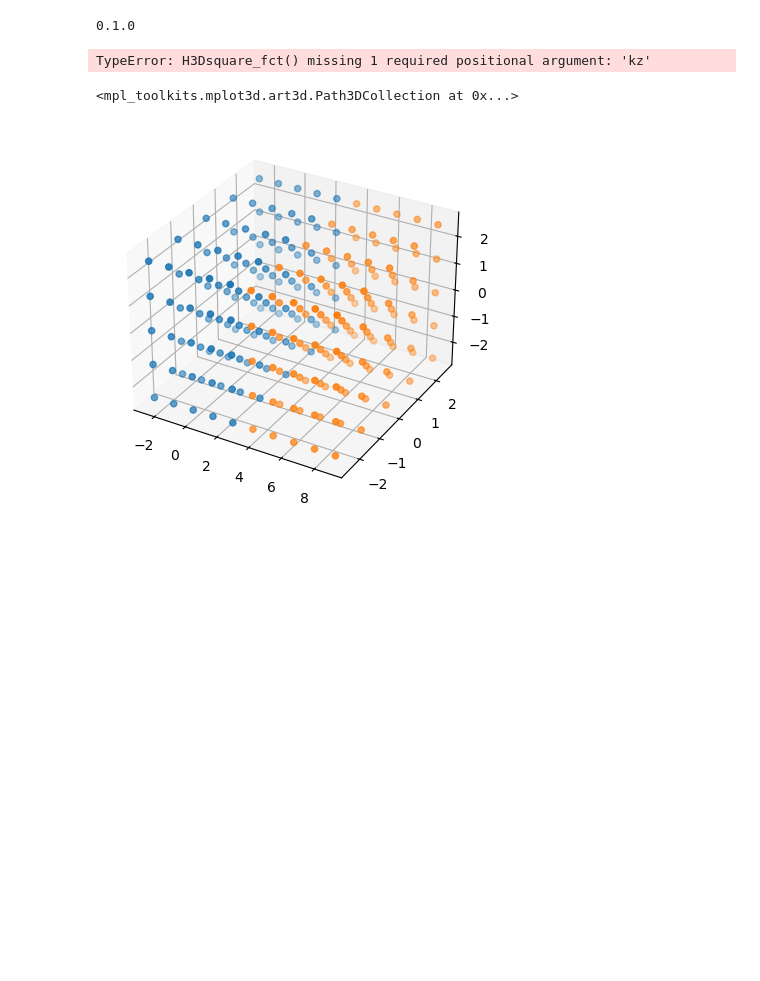
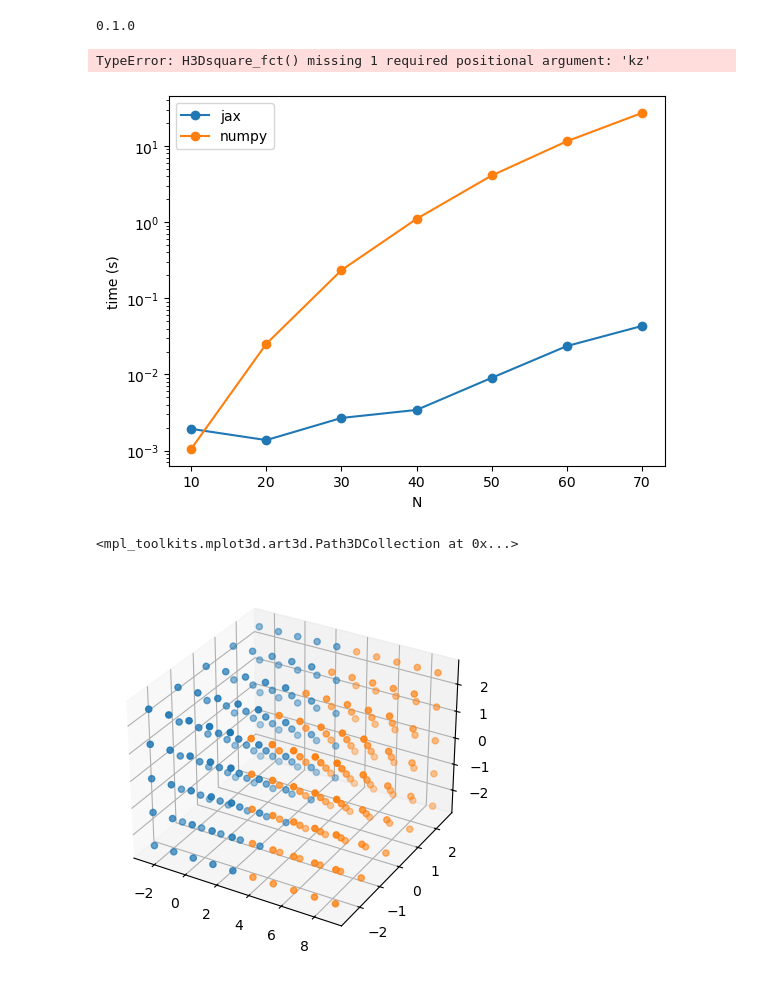
Before and after one commit to valeeb/blochK, a Jupyter notebook: benchmarking.ipynb, the cells around one changed output. Saved outputs shown, nothing was run; the diff lists cells and outputs as text; code cells hidden in the pictures; blank space fills up the shorter version.

```diff
--- a/benchmarking.ipynb
+++ b/benchmarking.ipynb
@@ -21,6 +21,40 @@ import blochK.hamiltonian_testing as hamiltonian_testing
 H = Hamiltonian3D(H3Dsquare_fct, n1=np.array([1,0,0]), n2=np.array([0,1,0]), n3=np.array([0,0,1]))  # empty Hamiltonian3D object for testing
 # %% [output]
 TypeError: H3Dsquare_fct() missing 1 required positional argument: 'kz'
+# %%
+import jax.numpy as jnp
+import numpy as np
+from time import time
+from tqdm import tqdm
+
+
+Ns = np.arange(10,80,10)
+ts_numpy = []
+ts_jax = []
+
+for N in tqdm(Ns):
+    A = np.random.rand(N,N+1,N+3,N+4)
+    B = np.random.rand(N+4,N,N+1,N+3)
+    C = np.random.rand(N+3,N+4,N,N+1)
+
+    t0 = time()
+    D = jnp.einsum('abcd,defg,ghab->ce',A,B,C,optimize='greedy')
+    t1 = time()
+    D =  np.einsum('abcd,defg,ghab->ce',A,B,C,optimize='greedy')
+    t2 = time()
+
+    ts_jax.append(t1-t0)
+    ts_numpy.append(t2-t1)
+# %%
+plt.plot(Ns,ts_jax,'-o',label='jax')
+plt.plot(Ns,ts_numpy,'-o',label='numpy')
+plt.yscale('log')
+plt.xlabel('N')
+plt.ylabel('time (s)')
+plt.legend()
+plt.show()
+# %% [output]
+[figure, added]
 # %%
 Lk = 5
 BZ = BrillouinZone3D()
```
Also changed, not shown: 2 other files.
